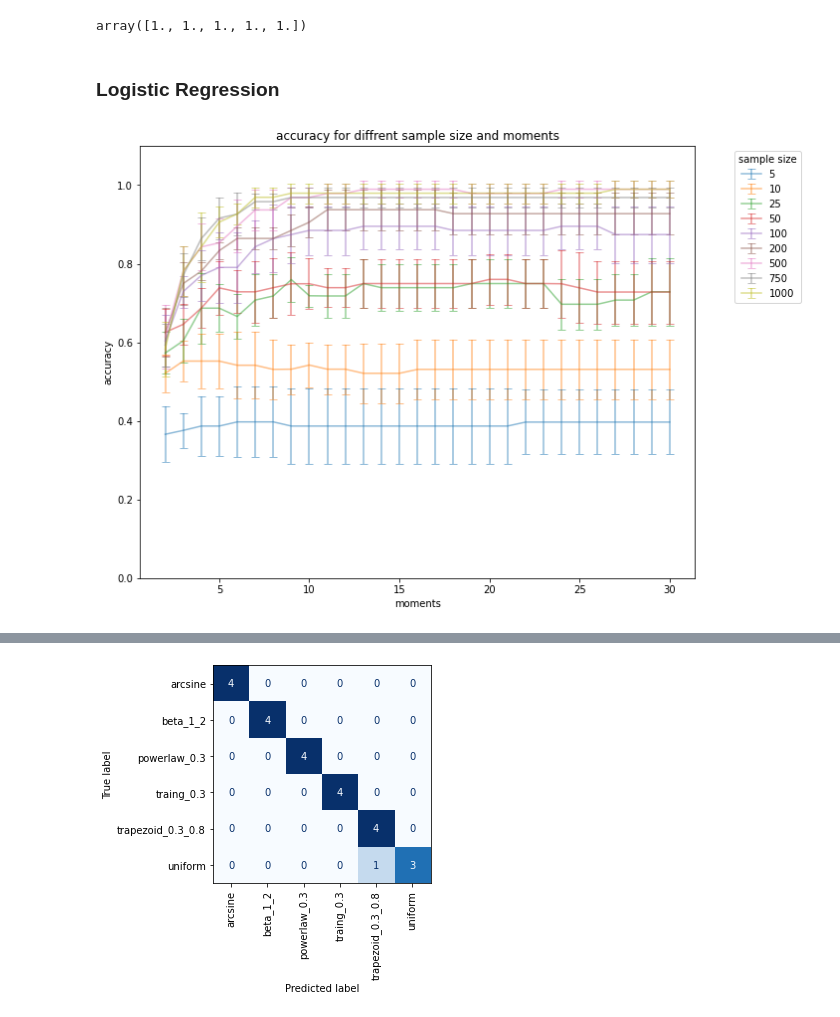
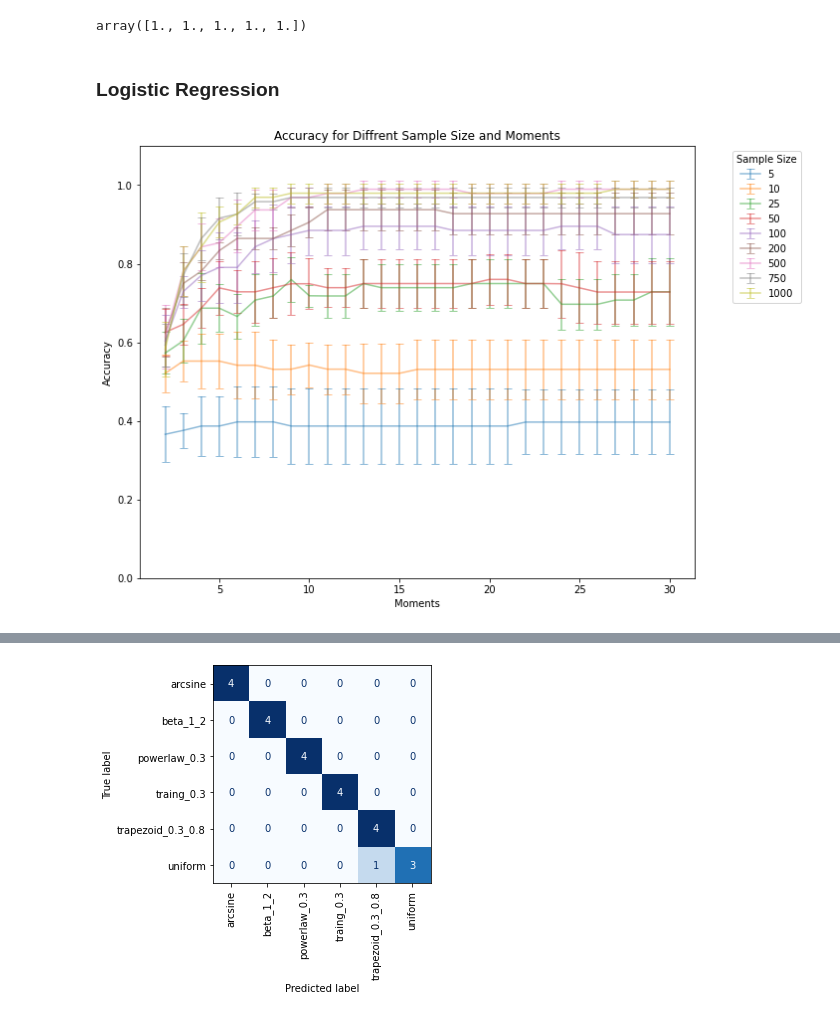
Before and after one commit to sheilafarrahi/thesis, a Jupyter notebook: method_of_moments.ipynb, the cells around one changed output, grey strips where cells are left out. Saved outputs shown, nothing was run; the diff lists cells and outputs as text; code cells hidden in the pictures.

```diff
--- a/method_of_moments.ipynb
+++ b/method_of_moments.ipynb
@@ -62,5 +60,3 @@ cm.svm_model(moments_df, test_size, cv, plot=1)
 # %% [output]
 [figure]
 array([1., 1., 1., 1., 1.])
-# %% [markdown]
-### Logistic Regression
@@ -69,4 +63,8 @@ acc_rr, std_rr = cm.cv_moments_sample_size(sample_size_list, nr_moments_list, bo
-# %%
-cm.plot_cv_moments(sample_size_list, nr_moments_list, acc_rr, std_rr, errbar=1)
-# %% [output]
-[figure, removed]
+# %% [markdown]
+### Logistic Regression
+# %%
+res_lr = cm.cv_samplesize_moments(sample_size_list, nr_moments_list, bounded_dists, nr_sample, cv_config, 2)
+# %%
+cm.plot_cv_moments(res_lr, errbar=1)
+# %% [output]
+[figure, added]
```
Also changed, not shown: parts of 27 cells of this notebook, 4 other files.
